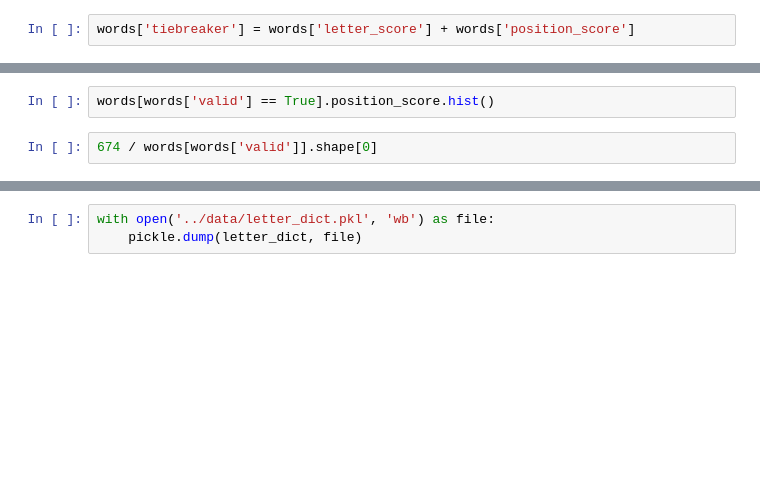
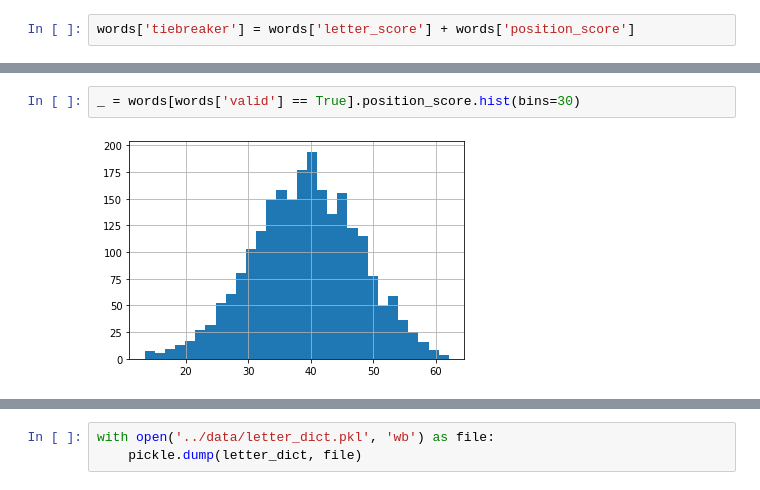
Before and after one commit to scottpenn/wordle_solver, a Jupyter notebook: notebooks/Word Setup.ipynb, the cells around one changed output, grey strips where cells are left out. Cells and saved outputs as stored; diff of their text form; blank space fills up the shorter version.

```diff
--- a/notebooks/Word Setup.ipynb
+++ b/notebooks/Word Setup.ipynb
@@ -147,5 +189,5 @@ words[words['valid'] == False].position_score.hist()
 # %%
-words[words['valid'] == True].position_score.hist()
+_ = words[words['valid'] == True].position_score.hist(bins=30)
+# %% [output]
+[figure, added]
-# %%
-674 / words[words['valid']].shape[0]
 # %%
```
Also changed, not shown: parts of 19 cells of this notebook, 6 other files.
